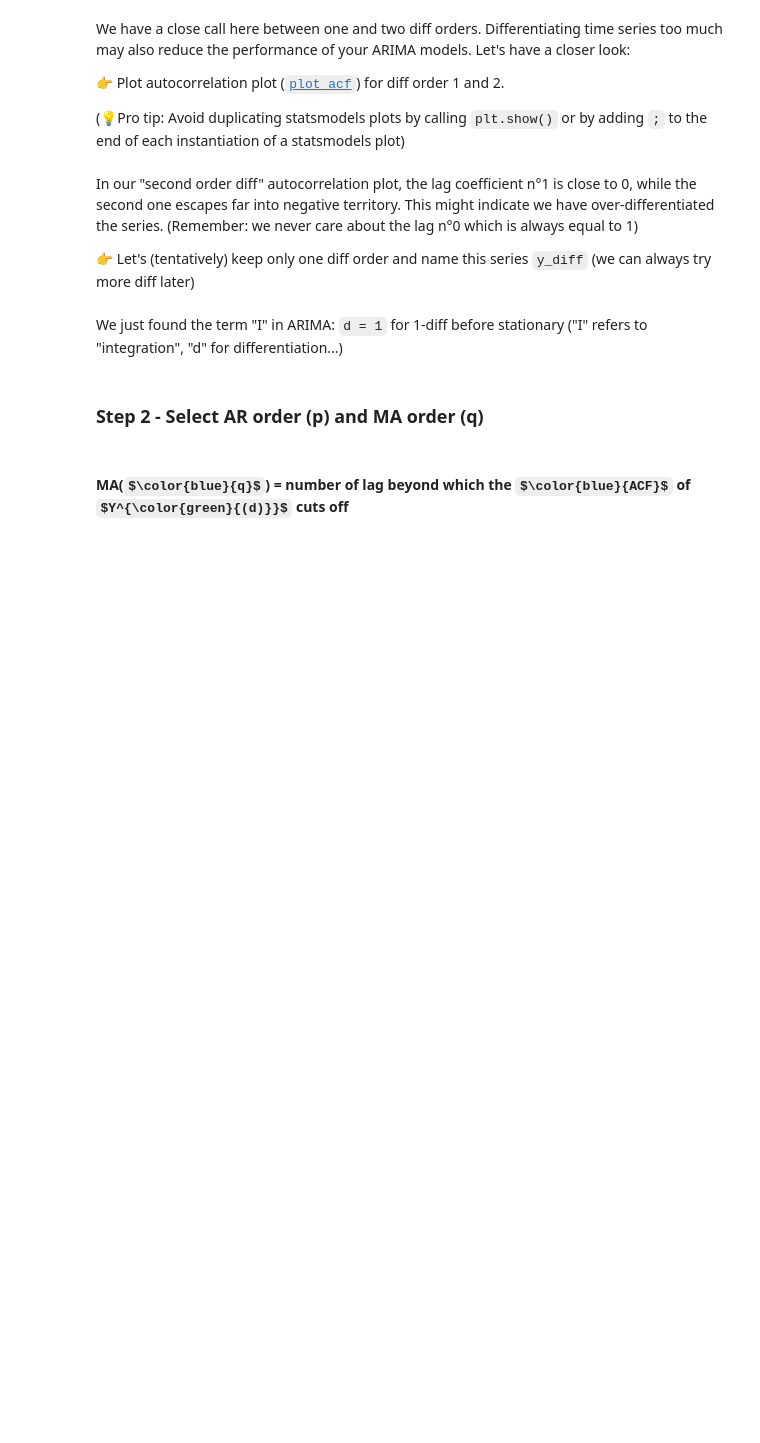
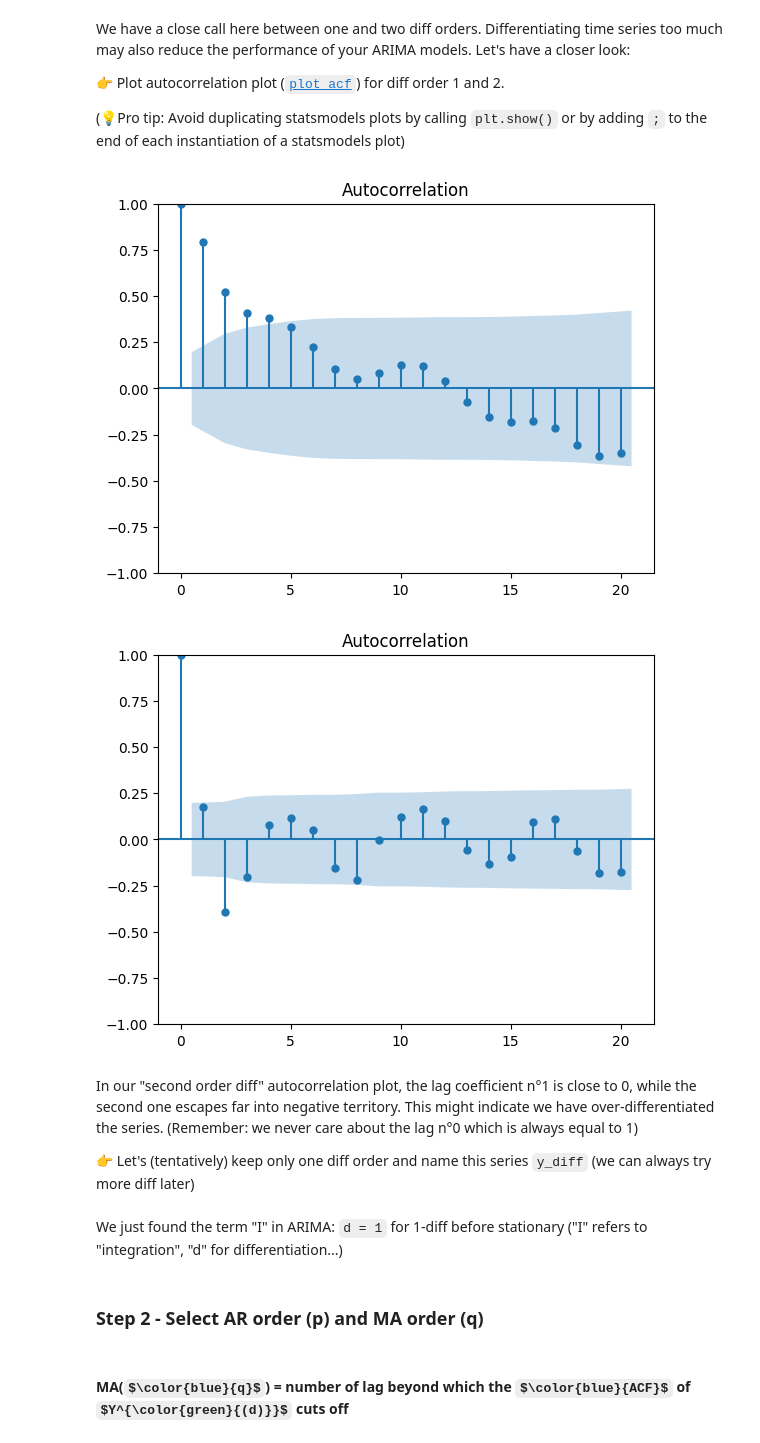
Before and after one commit to danielbdy/data-arima, a Jupyter notebook: arima.ipynb, the cells around one changed output. Saved outputs shown, nothing was run; the diff lists cells and outputs as text; code cells hidden in the pictures; some formulas as TeX source; blank space fills up the shorter version.

```diff
--- a/arima.ipynb
+++ b/arima.ipynb
@@ -67,3 +135,13 @@ We have a close call here between one and two diff orders. Differentiating time
+# %%
+from statsmodels.graphics.tsaplots import plot_acf
+plot_acf(dif_1.dropna())
+plt.show();
+
+plot_acf(dif_2.dropna())
+plt.show();
+# %% [output]
+[figure, added]
+[figure, added]
 # %% [markdown]
 In our "second order diff" autocorrelation plot, the lag coefficient n°1 is close to 0, while the second one escapes far into negative territory. This might indicate we have over-differentiated the series. (Remember: we never care about the lag n°0 which is always equal to 1)
 
```
Also changed, not shown: parts of 44 cells of this notebook.
